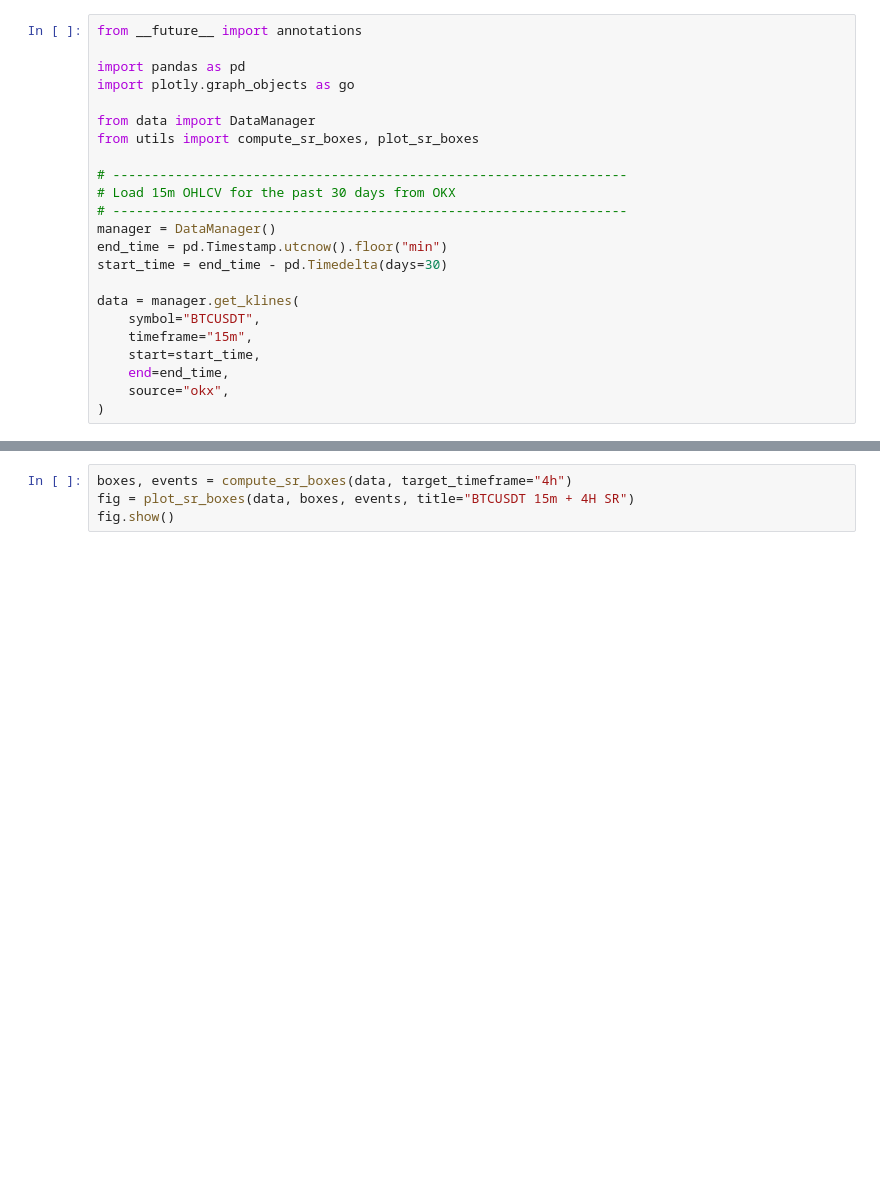
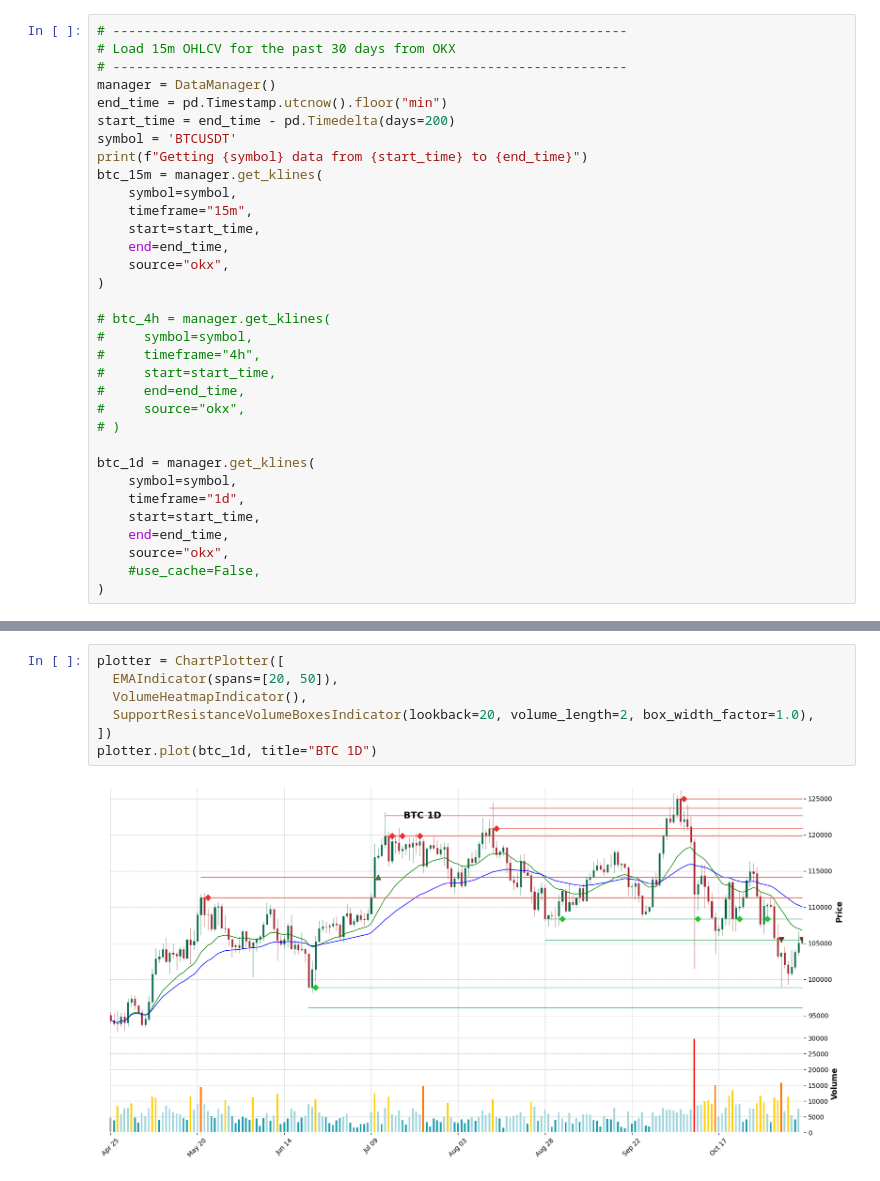
Before and after one commit to metaTaoTao/taoquant, a Jupyter notebook: notebooks/01_visualize_indicator.ipynb, the cells around one changed output, grey strips where cells are left out. Cells and saved outputs as stored; diff of their text form; blank space fills up the shorter version.

```diff
--- a/notebooks/01_visualize_indicator.ipynb
+++ b/notebooks/01_visualize_indicator.ipynb
@@ -1,23 +19,33 @@
 # %%
-from __future__ import annotations
-
-import pandas as pd
-import plotly.graph_objects as go
-
-from data import DataManager
-from utils import compute_sr_boxes, plot_sr_boxes
-
 # ------------------------------------------------------------------
 # Load 15m OHLCV for the past 30 days from OKX
 # ------------------------------------------------------------------
 manager = DataManager()
 end_time = pd.Timestamp.utcnow().floor("min")
-start_time = end_time - pd.Timedelta(days=30)
-
-data = manager.get_klines(
-    symbol="BTCUSDT",
+start_time = end_time - pd.Timedelta(days=200)
+symbol = 'BTCUSDT'
+print(f"Getting {symbol} data from {start_time} to {end_time}")
+btc_15m = manager.get_klines(
+    symbol=symbol,
     timeframe="15m",
     start=start_time,
     end=end_time,
     source="okx",
 )
+
+# btc_4h = manager.get_klines(
+#     symbol=symbol,
+#     timeframe="4h",
+#     start=start_time,
+#     end=end_time,
+#     source="okx",
+# )
+
+btc_1d = manager.get_klines(
+    symbol=symbol,
+    timeframe="1d",
+    start=start_time,
+    end=end_time,
+    source="okx",
+    #use_cache=False,
+)
@@ -105,4 +54,9 @@ fig.show()
-# %%
-boxes, events = compute_sr_boxes(data, target_timeframe="4h")
-fig = plot_sr_boxes(data, boxes, events, title="BTCUSDT 15m + 4H SR")
-fig.show()
+# %%
+plotter = ChartPlotter([
+  EMAIndicator(spans=[20, 50]),
+  VolumeHeatmapIndicator(),
+  SupportResistanceVolumeBoxesIndicator(lookback=20, volume_length=2, box_width_factor=1.0),
+])
+plotter.plot(btc_1d, title="BTC 1D")
+# %% [output]
+[figure, added]
```
Also changed, not shown: parts of 6 cells of this notebook, 31 other files.
